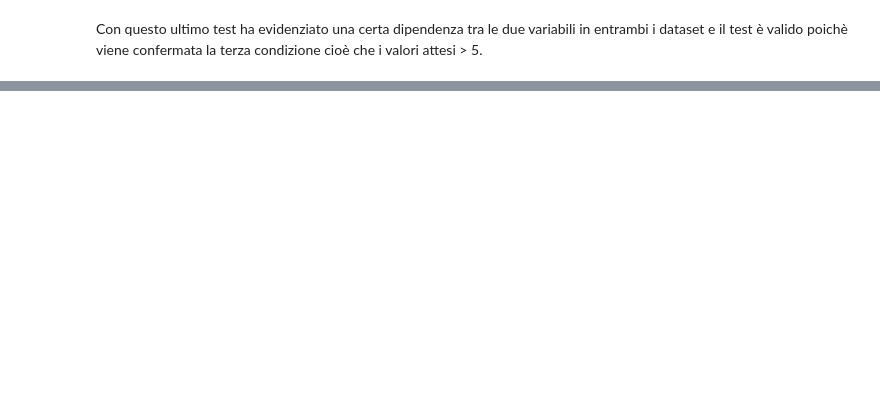
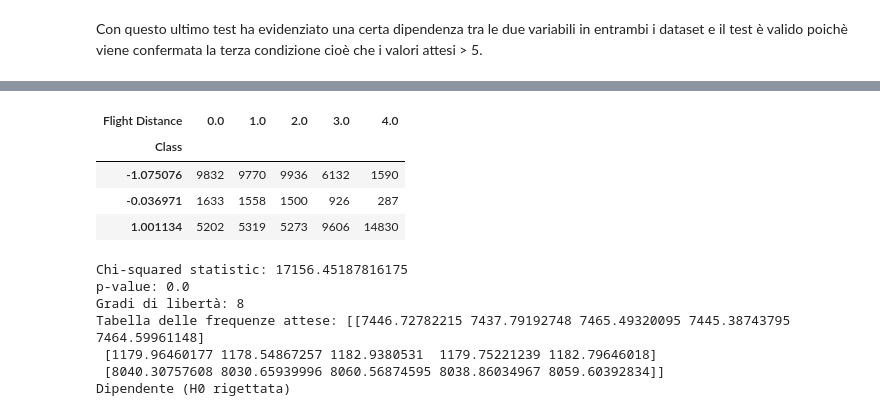
Before and after one commit to mingos25/Data-Science-Project, a Jupyter notebook: ds-project.ipynb, the cells around one changed output, grey strips where cells are left out. Saved outputs shown, nothing was run; the diff lists cells and outputs as text; code cells hidden in the pictures; blank space fills up the shorter version.

```diff
--- a/ds-project.ipynb
+++ b/ds-project.ipynb
@@ -1188,0 +1197,15 @@ Anche per questa relazione, sembra essere dipendente
+# %%
+chi_square_test(df_train_scaled["Class"],df_train_bin_data_feat_continuos["Flight Distance"])
+# %% [output]
+| Flight Distance | 0.0 | 1.0 | 2.0 | 3.0 | 4.0 |
+| Class |  |  |  |  |  |
+| -1.075076 | 9832 | 9770 | 9936 | 6132 | 1590 |
+| -0.036971 | 1633 | 1558 | 1500 | 926 | 287 |
+| 1.001134 | 5202 | 5319 | 5273 | 9606 | 14830 |
+Chi-squared statistic: 17156.45187816175
+p-value: 0.0
+Gradi di libertà: 8
+Tabella delle frequenze attese: [[7446.72782215 7437.79192748 7465.49320095 7445.38743795 7464.59961148]
+ [1179.96460177 1178.54867257 1182.9380531  1179.75221239 1182.79646018]
+ [8040.30757608 8030.65939996 8060.56874595 8038.86034967 8059.60392834]]
+Dipendente (H0 rigettata)
```
Also changed, not shown: parts of 32 cells of this notebook.
